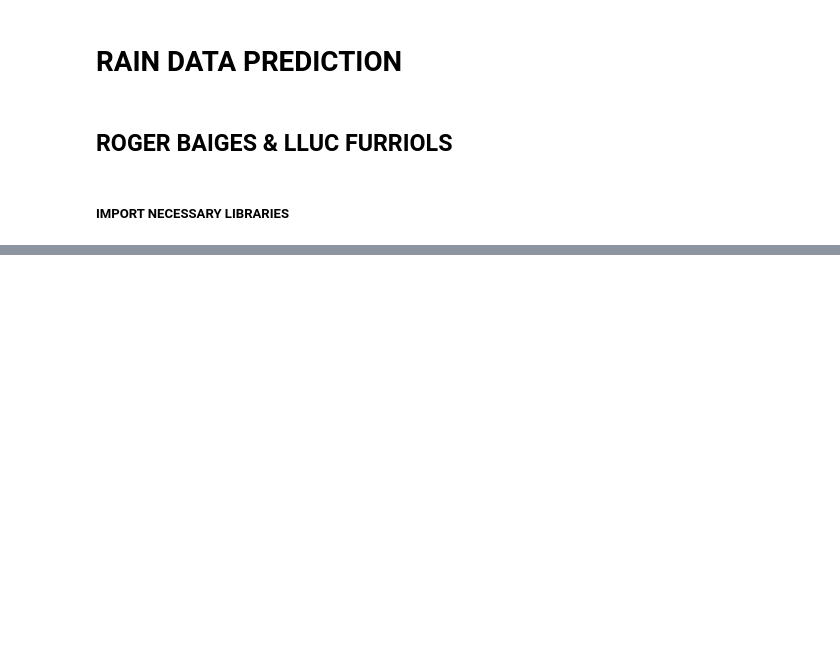
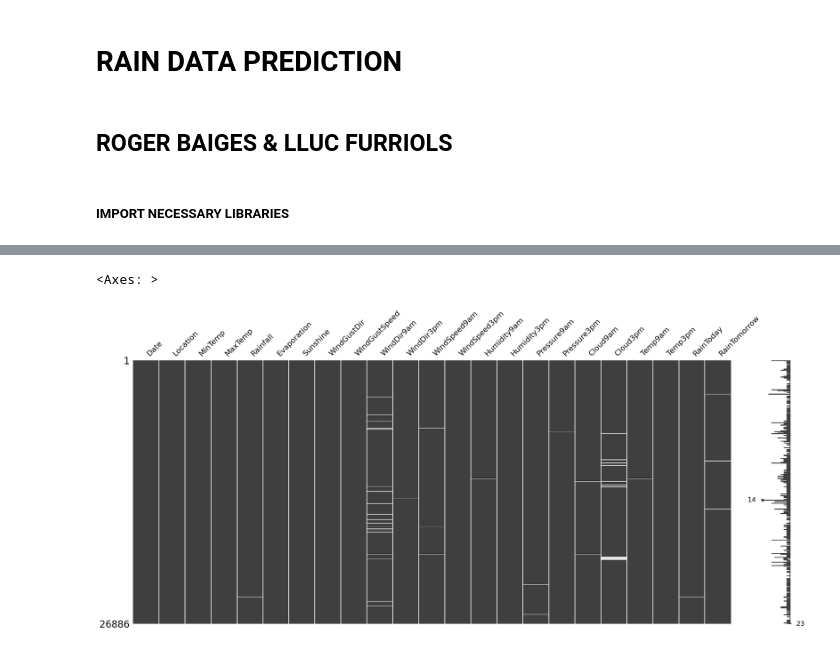
Before and after one commit to rogerbaiges/MLP-Model-Improvement-Project, a Jupyter notebook: src/MLP-improvement.ipynb, the cells around one changed output, grey strips where cells are left out. Drawn from its saved outputs; the diff is of its cells as text; code cells hidden in the pictures; blank space fills up the shorter version.

```diff
--- a/src/MLP-improvement.ipynb
+++ b/src/MLP-improvement.ipynb
@@ -23,0 +57,7 @@ msno.matrix(rain_data)
+# %%
+rain_data.dropna(subset=['WindGustDir', 'WindGustSpeed', 'Cloud9am', 'Cloud3pm'], thresh=3, inplace=True)
+# %%
+msno.matrix(rain_data)
+# %% [output]
+<Axes: >
+[figure, added]
```
Also changed, not shown: parts of 4 cells of this notebook.
